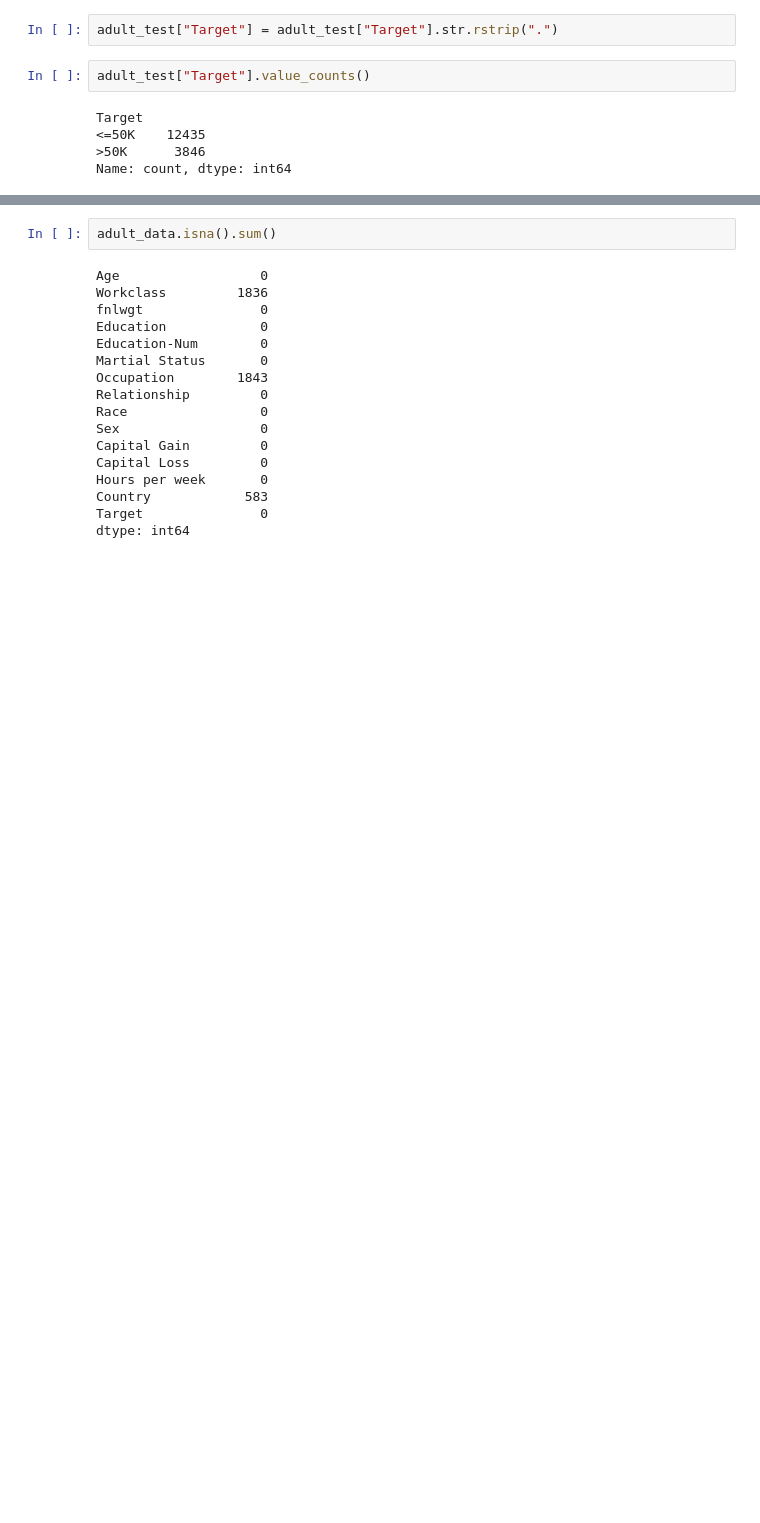
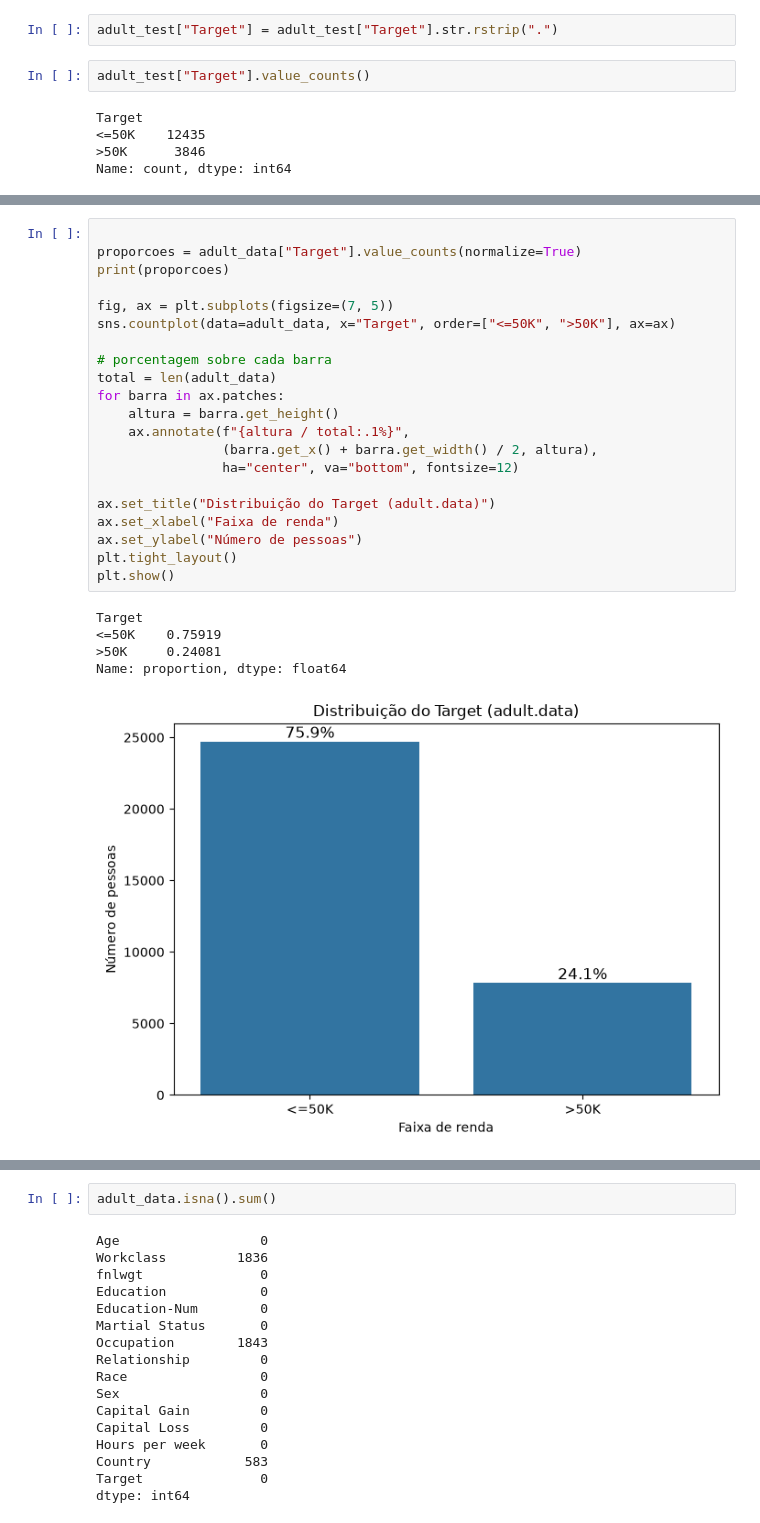
Before and after one commit to Gabrieldiv/KNN, a Jupyter notebook: adult_knn.ipynb, the cells around one changed output, grey strips where cells are left out. Cells and saved outputs as stored; diff of their text form; blank space fills up the shorter version.

```diff
--- a/adult_knn.ipynb
+++ b/adult_knn.ipynb
@@ -81,0 +138,27 @@ Name: count, dtype: int64
+# %%
+
+proporcoes = adult_data["Target"].value_counts(normalize=True)
+print(proporcoes)
+
+fig, ax = plt.subplots(figsize=(7, 5))
+sns.countplot(data=adult_data, x="Target", order=["<=50K", ">50K"], ax=ax)
+
+# porcentagem sobre cada barra
+total = len(adult_data)
+for barra in ax.patches:
+    altura = barra.get_height()
+    ax.annotate(f"{altura / total:.1%}",
+                (barra.get_x() + barra.get_width() / 2, altura),
+                ha="center", va="bottom", fontsize=12)
+
+ax.set_title("Distribuição do Target (adult.data)")
+ax.set_xlabel("Faixa de renda")
+ax.set_ylabel("Número de pessoas")
+plt.tight_layout()
+plt.show()
+# %% [output]
+Target
+<=50K    0.75919
+>50K     0.24081
+Name: proportion, dtype: float64
+[figure, added]
```
Also changed, not shown: parts of 16 cells of this notebook.
